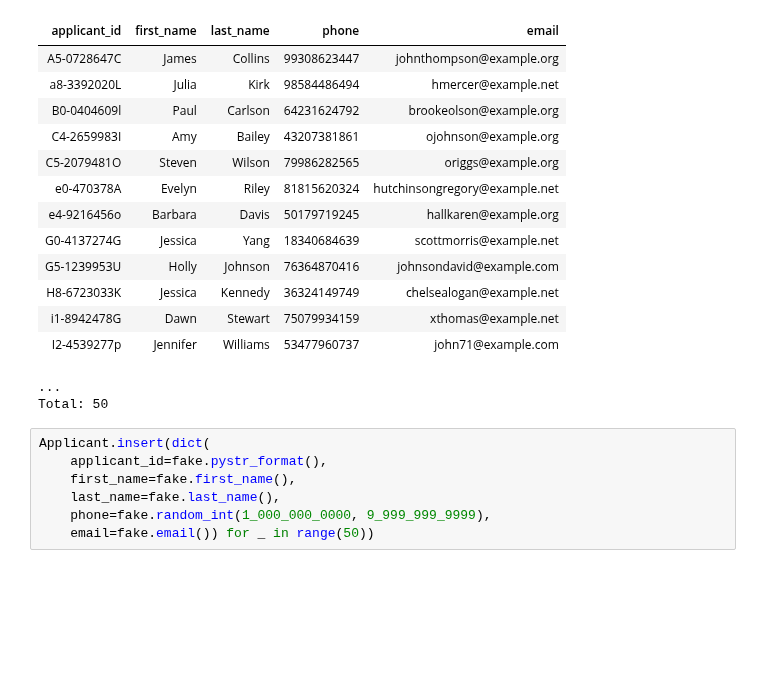
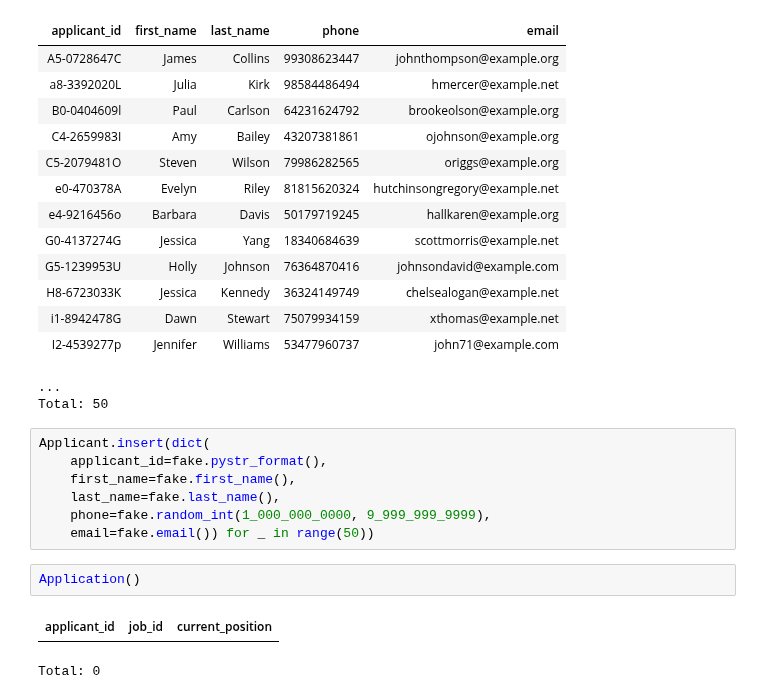
Before and after one commit to JasmineMadi/datajoint-tutorials, a Jupyter notebook: db-course/PythonFinalPro.ipynb, the cells around one changed output. Drawn from its saved outputs; the diff is of its cells as text; blank space fills up the shorter version.

```diff
--- a/db-course/PythonFinalPro.ipynb
+++ b/db-course/PythonFinalPro.ipynb
@@ -176,3 +189,8 @@ Applicant.insert(dict(
     last_name=fake.last_name(),
     phone=fake.random_int(1_000_000_0000, 9_999_999_9999),
     email=fake.email()) for _ in range(50))
+# %%
+Application()
+# %% [output]
+| applicant_id | job_id | current_position |
+Total: 0
```
Also changed, not shown: parts of 3 cells of this notebook.
